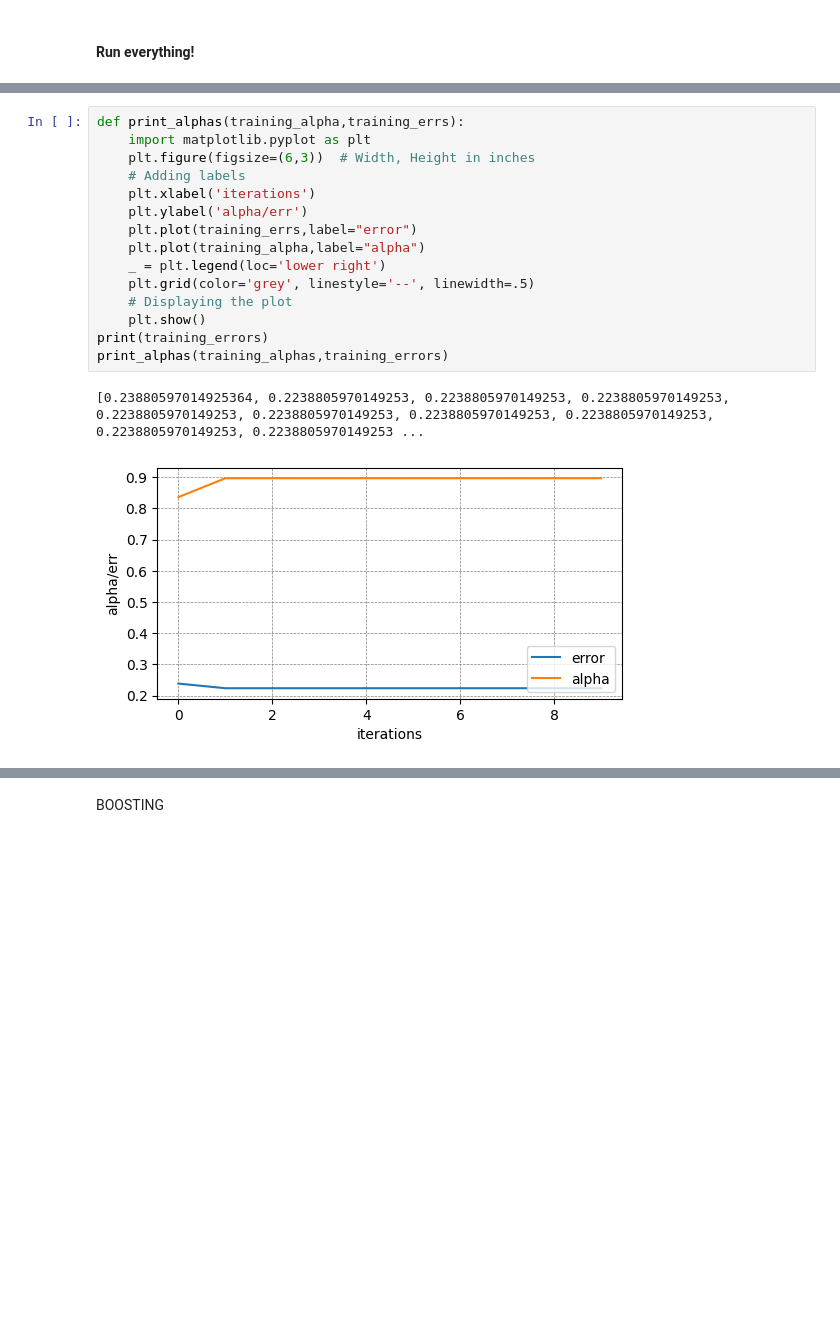
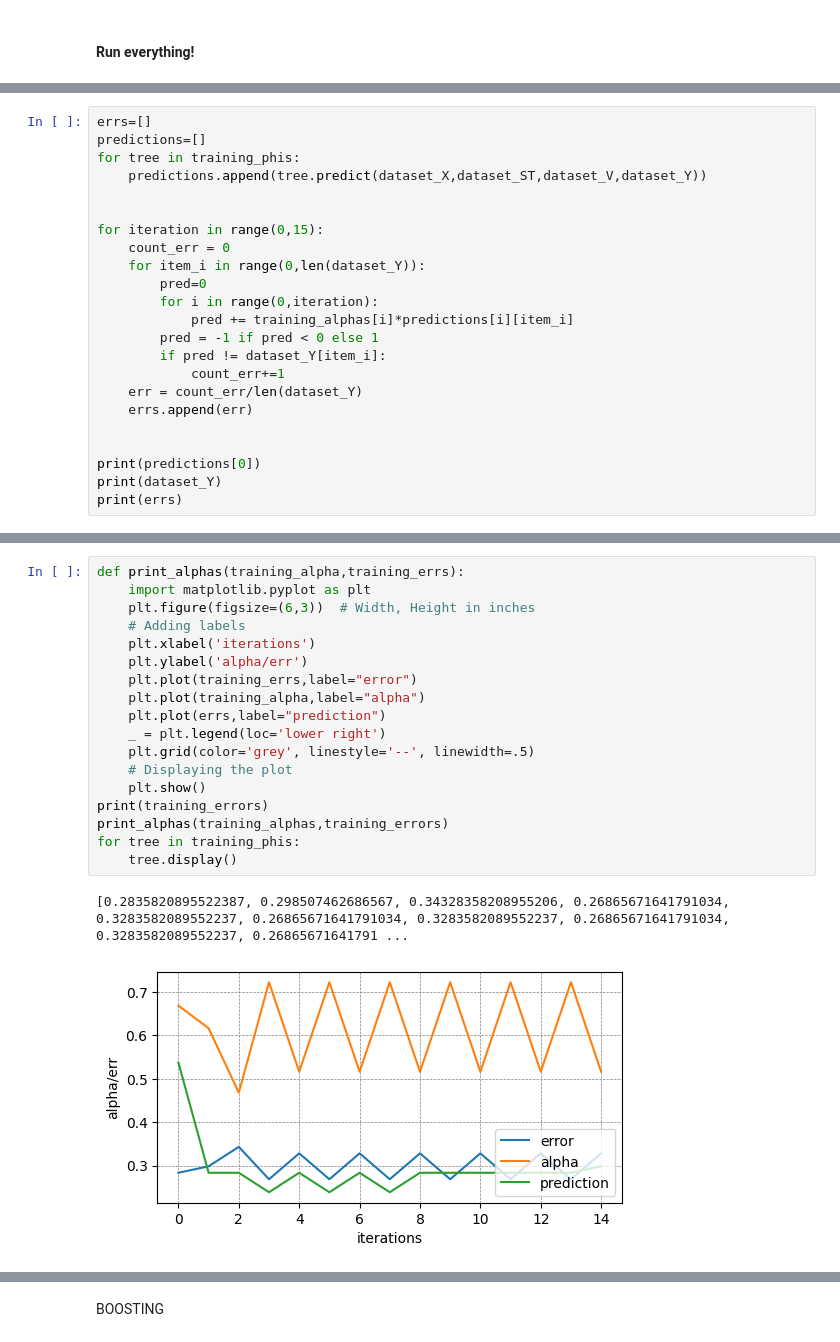
Before and after one commit to fabfabretti/data-mining-project, a Jupyter notebook: 4 - boosting.ipynb, the cells around one changed output, grey strips where cells are left out. Saved outputs shown, nothing was run; the diff lists cells and outputs as text; blank space fills up the shorter version.

Commit message:
lost 3 hours behinf a nonexistant error. still suspicious error/alpha

```diff
--- a/4 - boosting.ipynb
+++ b/4 - boosting.ipynb
@@ -713,0 +666,23 @@ print(ds1)
+# %%
+errs=[]
+predictions=[]
+for tree in training_phis:
+    predictions.append(tree.predict(dataset_X,dataset_ST,dataset_V,dataset_Y))
+
+
+for iteration in range(0,15):
+    count_err = 0
+    for item_i in range(0,len(dataset_Y)):
+        pred=0
+        for i in range(0,iteration):
+            pred += training_alphas[i]*predictions[i][item_i]
+        pred = -1 if pred < 0 else 1
+        if pred != dataset_Y[item_i]:
+            count_err+=1
+    err = count_err/len(dataset_Y)
+    errs.append(err)
+
+
+print(predictions[0])
+print(dataset_Y)
+print(errs)
@@ -714,18 +693,21 @@ print(ds1)
 # %%
 def print_alphas(training_alpha,training_errs):
     import matplotlib.pyplot as plt
     plt.figure(figsize=(6,3))  # Width, Height in inches
     # Adding labels
     plt.xlabel('iterations')
     plt.ylabel('alpha/err')
     plt.plot(training_errs,label="error")
     plt.plot(training_alpha,label="alpha")
+    plt.plot(errs,label="prediction")
     _ = plt.legend(loc='lower right')
     plt.grid(color='grey', linestyle='--', linewidth=.5)
     # Displaying the plot
     plt.show()
 print(training_errors)
 print_alphas(training_alphas,training_errors)
+for tree in training_phis:
+    tree.display()
 # %% [output]
-[0.23880597014925364, 0.2238805970149253, 0.2238805970149253, 0.2238805970149253, 0.2238805970149253, 0.2238805970149253, 0.2238805970149253, 0.2238805970149253, 0.2238805970149253, 0.2238805970149253 ...
+[0.2835820895522387, 0.298507462686567, 0.34328358208955206, 0.26865671641791034, 0.3283582089552237, 0.26865671641791034, 0.3283582089552237, 0.26865671641791034, 0.3283582089552237, 0.26865671641791 ...
-[figure, old version]
+[figure, new version]
```
Also changed, not shown: parts of 11 cells of this notebook.
